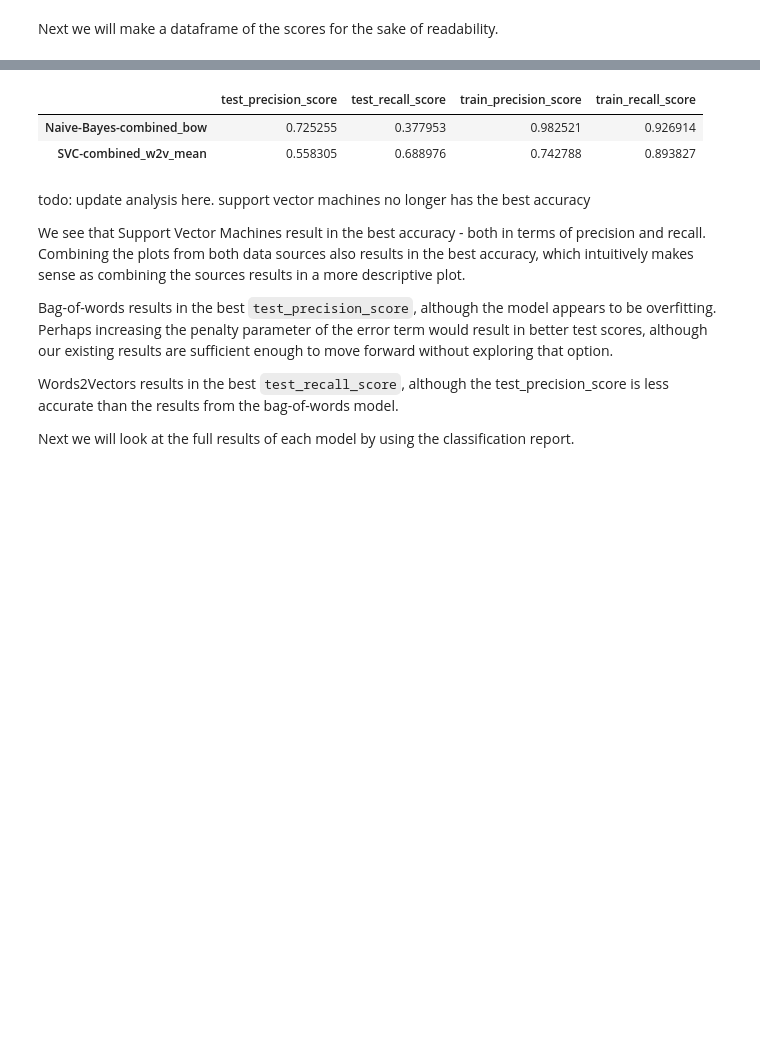
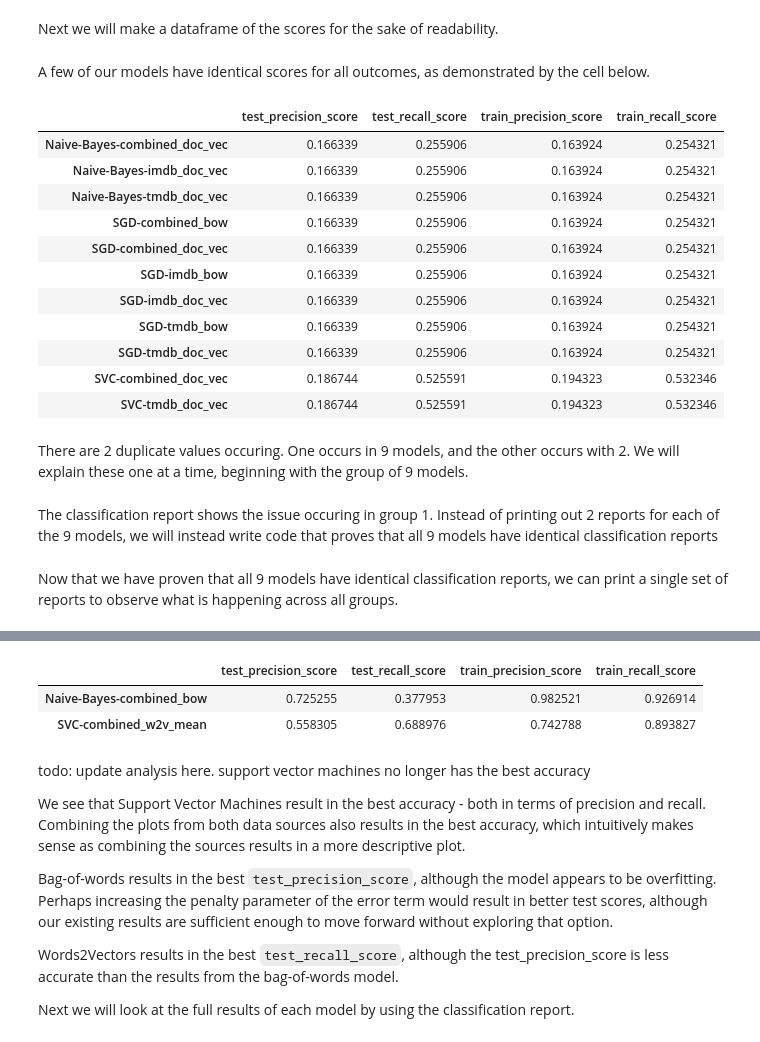
Before and after one commit to Nick-Morgan/Python-Movie-Genre-Predictor, a Jupyter notebook: Modeling - Nick.ipynb, the cells around one changed output, grey strips where cells are left out. Drawn from its saved outputs; the diff is of its cells as text; code cells hidden in the pictures; blank space fills up the shorter version.

Commit message:
added analysis for duplicate models

```diff
--- a/Modeling - Nick.ipynb
+++ b/Modeling - Nick.ipynb
@@ -254,3 +258,23 @@ results_df = pd.DataFrame(resultsDict)
 results_df = results_df.loc[results_df.index.isin(scores)]
 # %%
 results_df = results_df.transpose()
+# %% [markdown]
+A few of our models have identical scores for all outcomes, as demonstrated by the cell below.
+# %%
+duplicate_scores = pd.concat(group for _, group in results_df.groupby((scores)) if len(group) > 1)
+duplicate_scores
+# %% [output]
+|  | test_precision_score | test_recall_score | train_precision_score | train_recall_score |
+| Naive-Bayes-combined_doc_vec | 0.166339 | 0.255906 | 0.163924 | 0.254321 |
+| Naive-Bayes-imdb_doc_vec | 0.166339 | 0.255906 | 0.163924 | 0.254321 |
+| Naive-Bayes-tmdb_doc_vec | 0.166339 | 0.255906 | 0.163924 | 0.254321 |
+| SGD-combined_bow | 0.166339 | 0.255906 | 0.163924 | 0.254321 |
+| SGD-combined_doc_vec | 0.166339 | 0.255906 | 0.163924 | 0.254321 |
+| SGD-imdb_bow | 0.166339 | 0.255906 | 0.163924 | 0.254321 |
+| SGD-imdb_doc_vec | 0.166339 | 0.255906 | 0.163924 | 0.254321 |
+| SGD-tmdb_bow | 0.166339 | 0.255906 | 0.163924 | 0.254321 |
+| SGD-tmdb_doc_vec | 0.166339 | 0.255906 | 0.163924 | 0.254321 |
+| SVC-combined_doc_vec | 0.186744 | 0.525591 | 0.194323 | 0.532346 |
+| SVC-tmdb_doc_vec | 0.186744 | 0.525591 | 0.194323 | 0.532346 |
+# %% [markdown]
+There are 2 duplicate values occuring. One occurs in 9 models, and the other occurs with 2. We will explain these one at a time, beginning with the group of 9 models.
@@ -256,0 +284,2 @@ results_df = results_df.transpose()
+# %% [markdown]
+The classification report shows the issue occuring in group 1. Instead of printing out 2 reports for each of the 9 models, we will instead write code that proves that all 9 models have identical classification reports
@@ -256,0 +293,2 @@ results_df = results_df.transpose()
+# %% [markdown]
+Now that we have proven that all 9 models have identical classification reports, we can print a single set of reports to observe what is happening across all groups.
```
Also changed, not shown: parts of 19 cells of this notebook.
